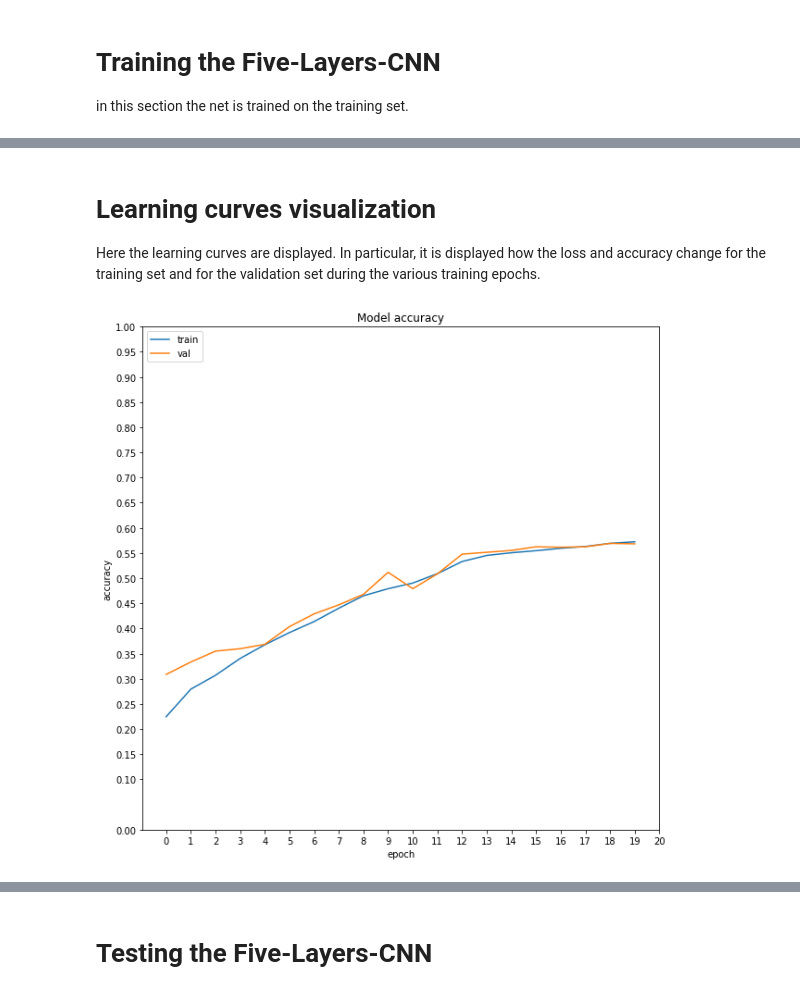
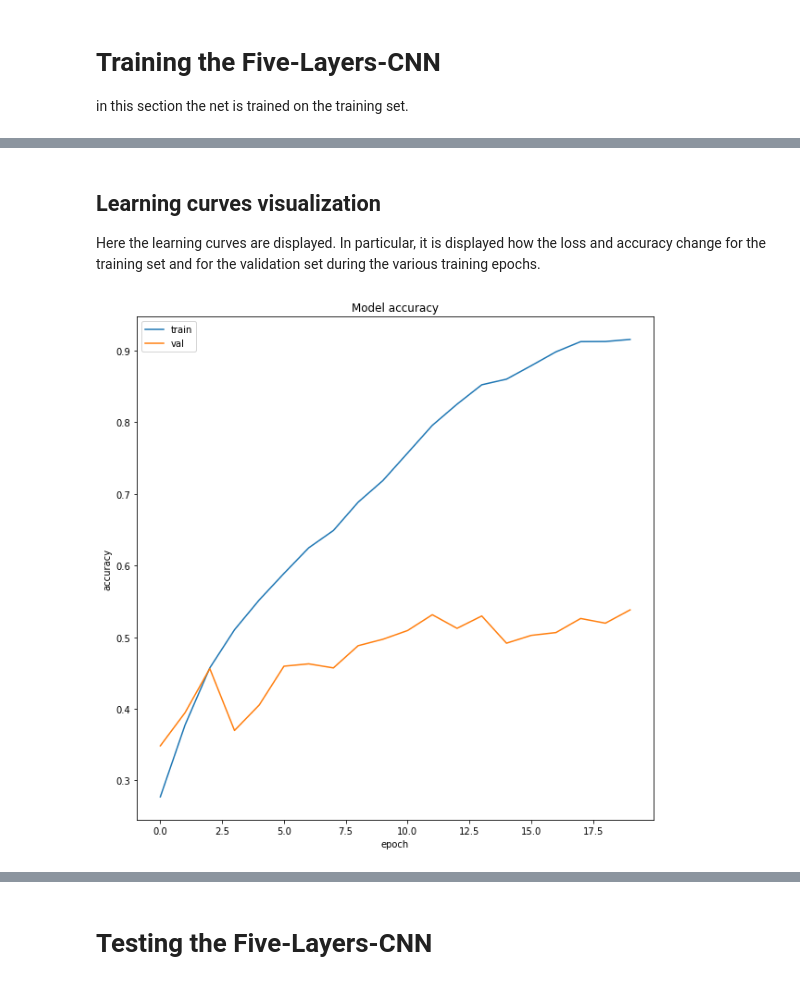
Before and after one commit to matteo-bertini/Facial-Expression-Recognition, a Jupyter notebook: Five_Layers_CNN.ipynb, the cells around one changed output, grey strips where cells are left out. Drawn from its saved outputs; the diff is of its cells as text; code cells hidden in the pictures.

```diff
--- a/Five_Layers_CNN.ipynb
+++ b/Five_Layers_CNN.ipynb
@@ -245,47 +266,53 @@ Here the architecture of Five-Layers-CNN is created from scratch.
 # %%
 model = Sequential()
 model._name = "Five-Layers-CNN"
+
 
 # First Layer : Input
 
 # Second Layer
 #-------------------------------------------------------------------------------------------------------------------------------#
-model.add(Conv2D(filters = 64,kernel_size = (3, 3),input_shape = (48, 48, 1),padding = 'same',kernel_initializer = 'he_normal',kernel_regularizer=regularizers.L2(0.02)))
+model.add(Conv2D(filters = 64,kernel_size = (3, 3),input_shape = (48, 48, 1),padding = 'same',kernel_initializer = 'he_normal'))
 model.add(BatchNormalization())
 model.add(ReLU())
 #-------------------------------------------------------------------------------------------------------------------------------#
-model.add(Conv2D(filters = 64,kernel_size = (3, 3),padding = 'same',kernel_initializer = 'he_normal',kernel_regularizer=regularizers.L2(0.02)))
+model.add(Conv2D(filters = 64,kernel_size = (3, 3),padding = 'same',kernel_initializer = 'he_normal'))
 model.add(BatchNormalization())
 model.add(ReLU())
 #-------------------------------------------------------------------------------------------------------------------------------#
-model.add(Conv2D(filters = 64,kernel_size = (3, 3),padding = 'same',kernel_initializer = 'he_normal',kernel_regularizer=regularizers.L2(0.02)))
+model.add(Conv2D(filters = 64,kernel_size = (3, 3),padding = 'same',kernel_initializer = 'he_normal'))
 model.add(BatchNormalization())
 model.add(ReLU())
 #-------------------------------------------------------------------------------------------------------------------------------#
 model.add(MaxPooling2D(pool_size = (2, 2),strides = (2,2)))
-model.add(Dropout(0.6))
+model.add(Dropout(0.1))
 #-------------------------------------------------------------------------------------------------------------------------------#
 
 # Third Layer
 #-------------------------------------------------------------------------------------------------------------------------------#
-model.add(Conv2D(filters = 128,kernel_size = (3, 3),padding = 'same',kernel_initializer = 'he_normal',kernel_regularizer=regularizers.L2(0.02)))
+model.add(Conv2D(filters = 128,kernel_size = (3, 3),padding = 'same',kernel_initializer = 'he_normal'))
 model.add(BatchNormalization())
 model.add(ReLU())
 #-------------------------------------------------------------------------------------------------------------------------------#
-model.add(Conv2D(filters = 128,kernel_size = (3, 3),padding = 'same',kernel_initializer = 'he_normal',kernel_regularizer=regularizers.L2(0.02)))
+model.add(Conv2D(filters = 128,kernel_size = (3, 3),padding = 'same',kernel_initializer = 'he_normal'))
 model.add(BatchNormalization())
 model.add(ReLU())
 #-------------------------------------------------------------------------------------------------------------------------------#
 model.add(MaxPooling2D(pool_size = (2, 2),strides = (2,2)))
-model.add(Dropout(0.6))
+model.add(Dropout(0.25))
 #-------------------------------------------------------------------------------------------------------------------------------#
 
 # Fourth Layer
-model.add(Flatten(name='flatten'))
-model.add(Dense(512,kernel_initializer='he_normal',kernel_regularizer=regularizers.L2( )))
+#--------------------------------------------- ADDING THE 2D CONVOLUTION -------------------------------------------------------#
+model.add(Conv2D(filters = 512,kernel_size = (3, 3),padding = 'same',kernel_initializer = 'he_normal'))
 model.add(BatchNormalization())
 model.add(ReLU())
-model.add(Dropout(0.8))
+#-------------------------------------------------------------------------------------------------------------------------------#
+model.add(Flatten(name='flatten'))
+model.add(Dense(512))
+model.add(BatchNormalization())
+model.add(ReLU())
+model.add(Dropout(0.1))
 model.add(Dense(7,activation='softmax'))
 
 
@@ -319,7 +346,7 @@ In this section the model is compiled, in particular are defined:
 *   the evaluation metrics (accuracy)
 # %%
 # defining the loss function,the optimizer and the evaluation metrics
-opt = keras.optimizers.Adam(learning_rate = 1.16e-4)
+opt = keras.optimizers.Adam(learning_rate = 1e-4)
 model.compile(
     loss = 'categorical_crossentropy',
     optimizer = opt,
@@ -334,6 +367,6 @@ callbacks = [lr_scheduler,model_checkpoint]
 in this section the net is trained on the training set.
 # %%
 print("Training:\n")
-num_epochs = 20
-batch_size = 64
-history = model.fit(X_train,y_train,batch_size=batch_size,epochs=num_epochs,callbacks=callbacks,validation_data=(X_val, y_val))
+num_epochs = 10
+batch_size = 32
+history = model.fit(X_train,y_train,batch_size=batch_size,epochs=num_epochs,validation_data=(X_val, y_val),class_weight=weights)
@@ -358,33 +373,33 @@ Epoch 20/20
 # %% [markdown]
-# Learning curves visualization
+## Learning curves visualization
 Here the learning curves are displayed.
 In particular, it is displayed how the loss and accuracy change for the training set and for the validation set during the various training epochs.
 # %%
 # visualizing the accuracy learning curves
 
 # creating the figure
 acc_lc = plt.figure(figsize = (10,10))
 
 # plotting training and validation accuracy
 plt.plot(history.history['accuracy'])
 plt.plot(history.history['val_accuracy'])
 
 # setting plot title
 plt.title('Model accuracy')
 
 # setting x and y ticks and labels for the plot
 plt.ylabel('accuracy')
-plt.yticks([0.0,0.10,0.15,0.20,0.25,0.30,0.35,0.40,0.45,0.50,0.55,0.60,0.65,0.70,0.75,0.80,0.85,0.90,0.95,1.0])
+#plt.yticks([0.0,0.10,0.15,0.20,0.25,0.30,0.35,0.40,0.45,0.50,0.55,0.60,0.65,0.70,0.75,0.80,0.85,0.90,0.95,1.0])
 plt.xlabel('epoch')
-plt.xticks(range(0,num_epochs+1))
+#plt.xticks(range(0,num_epochs+1))
 
 # setting the legend for the plot
 plt.legend(['train', 'val'], loc='upper left')
 
 # showing the figure
 plt.show(acc_lc)
 # %% [output]
-[figure, old version]
+[figure, new version]
 # %%
 # visualizing the loss learning curves
 
```
Also changed, not shown: parts of 20 cells of this notebook.
